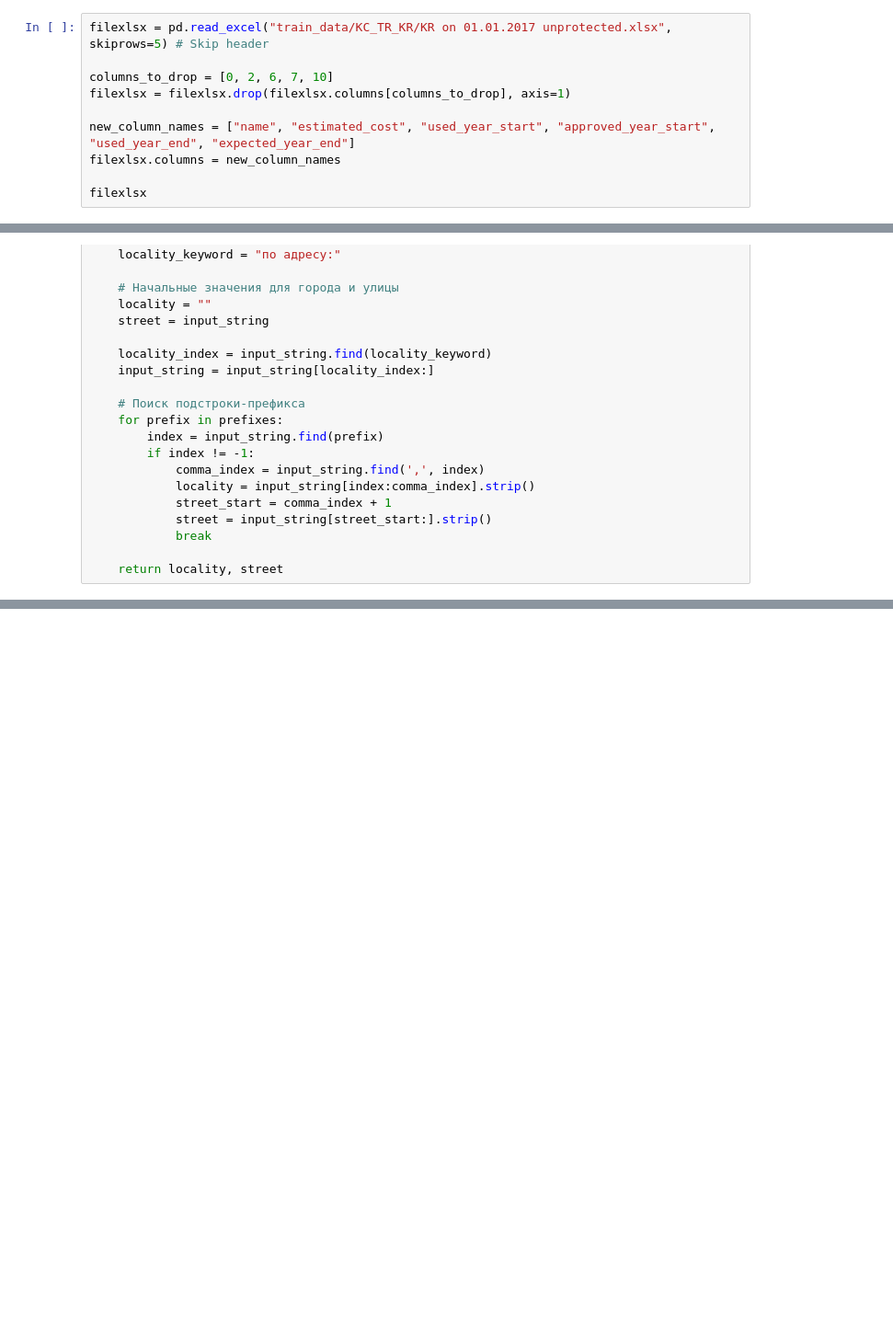
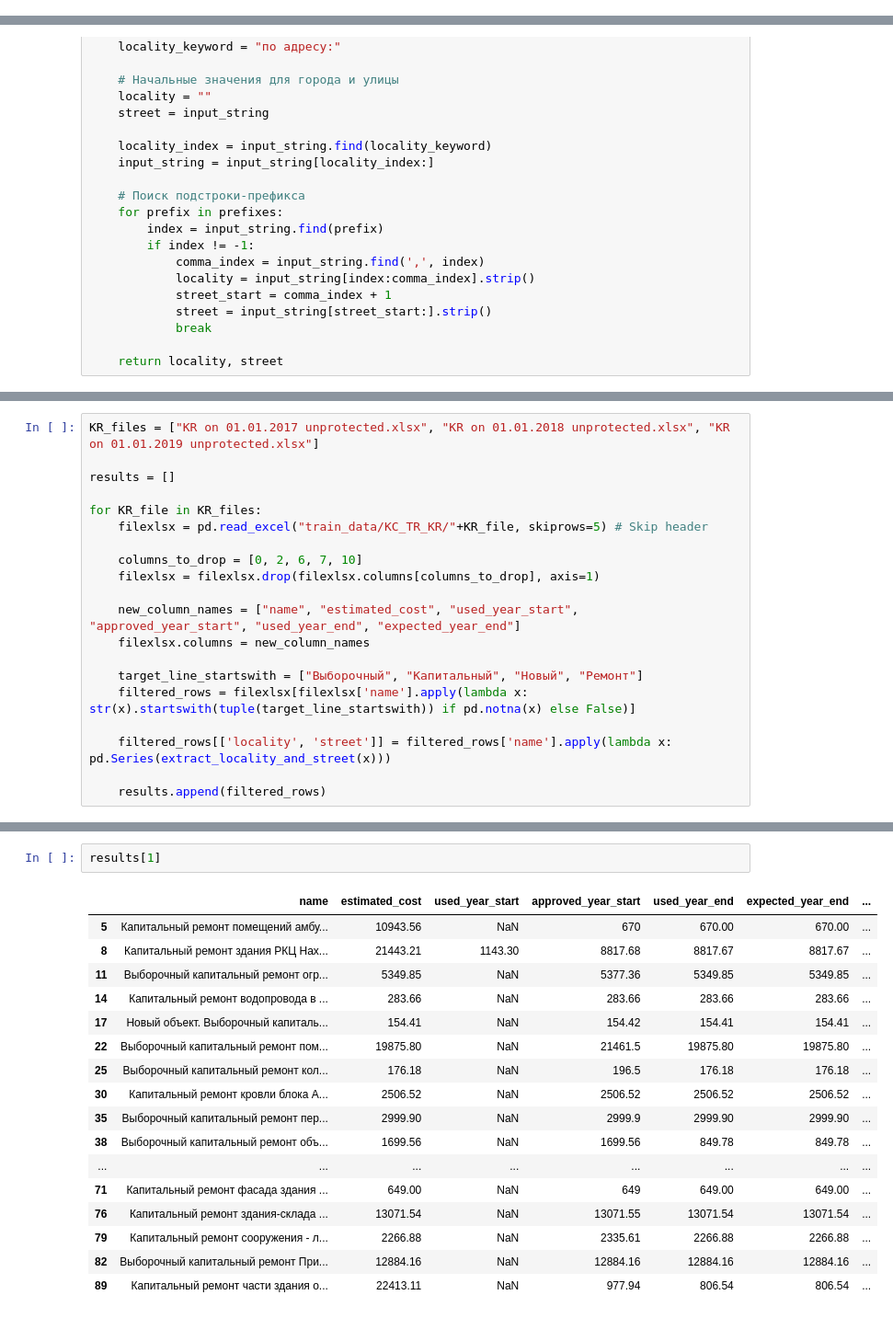
Before and after one commit to 999rse/noa_cb_intern, a Jupyter notebook: kc_tr_kr_operating.ipynb, the cells around one changed output, grey strips where cells are left out. Shown: that part at 92% size. Drawn from its saved outputs; the diff is of its cells as text; blank space fills up the shorter version.

```diff
--- a/kc_tr_kr_operating.ipynb
+++ b/kc_tr_kr_operating.ipynb
@@ -3,13 +3,3 @@ import pandas as pd
 import re
 # %% [markdown]
 # KR operations
-# %%
-filexlsx = pd.read_excel("train_data/KC_TR_KR/KR on 01.01.2017 unprotected.xlsx", skiprows=5) # Skip header
-
-columns_to_drop = [0, 2, 6, 7, 10]
-filexlsx = filexlsx.drop(filexlsx.columns[columns_to_drop], axis=1)
-
-new_column_names = ["name", "estimated_cost", "used_year_start", "approved_year_start", "used_year_end", "expected_year_end"]
-filexlsx.columns = new_column_names
-
-filexlsx
@@ -108,0 +30,20 @@ See the caveats in the documentation: https://pandas.pydata.org/pandas-docs/stab
+# %%
+KR_files = ["KR on 01.01.2017 unprotected.xlsx", "KR on 01.01.2018 unprotected.xlsx", "KR on 01.01.2019 unprotected.xlsx"]
+
+results = []
+
+for KR_file in KR_files:
+    filexlsx = pd.read_excel("train_data/KC_TR_KR/"+KR_file, skiprows=5) # Skip header
+
+    columns_to_drop = [0, 2, 6, 7, 10]
+    filexlsx = filexlsx.drop(filexlsx.columns[columns_to_drop], axis=1)
+
+    new_column_names = ["name", "estimated_cost", "used_year_start", "approved_year_start", "used_year_end", "expected_year_end"]
+    filexlsx.columns = new_column_names
+
+    target_line_startswith = ["Выборочный", "Капитальный", "Новый", "Ремонт"]
+    filtered_rows = filexlsx[filexlsx['name'].apply(lambda x: str(x).startswith(tuple(target_line_startswith)) if pd.notna(x) else False)]
+
+    filtered_rows[['locality', 'street']] = filtered_rows['name'].apply(lambda x: pd.Series(extract_locality_and_street(x)))
+
+    results.append(filtered_rows)
@@ -108,0 +88,20 @@ See the caveats in the documentation: https://pandas.pydata.org/pandas-docs/stab
+# %%
+results[1]
+# %% [output]
+|  | name | estimated_cost | used_year_start | approved_year_start | used_year_end | expected_year_end | ... |
+| 5 | Капитальный ремонт помещений амбу... | 10943.56 | NaN | 670 | 670.00 | 670.00 | ... |
+| 8 | Капитальный ремонт здания РКЦ Нах... | 21443.21 | 1143.30 | 8817.68 | 8817.67 | 8817.67 | ... |
+| 11 | Выборочный капитальный ремонт огр... | 5349.85 | NaN | 5377.36 | 5349.85 | 5349.85 | ... |
+| 14 | Капитальный ремонт водопровода в ... | 283.66 | NaN | 283.66 | 283.66 | 283.66 | ... |
+| 17 | Новый объект. Выборочный капиталь... | 154.41 | NaN | 154.42 | 154.41 | 154.41 | ... |
+| 22 | Выборочный капитальный ремонт пом... | 19875.80 | NaN | 21461.5 | 19875.80 | 19875.80 | ... |
+| 25 | Выборочный капитальный ремонт кол... | 176.18 | NaN | 196.5 | 176.18 | 176.18 | ... |
+| 30 | Капитальный ремонт кровли блока А... | 2506.52 | NaN | 2506.52 | 2506.52 | 2506.52 | ... |
+| 35 | Выборочный капитальный ремонт пер... | 2999.90 | NaN | 2999.9 | 2999.90 | 2999.90 | ... |
+| 38 | Выборочный капитальный ремонт объ... | 1699.56 | NaN | 1699.56 | 849.78 | 849.78 | ... |
+| ... | ... | ... | ... | ... | ... | ... | ... |
+| 71 | Капитальный ремонт фасада здания ... | 649.00 | NaN | 649 | 649.00 | 649.00 | ... |
+| 76 | Капитальный ремонт здания-склада ... | 13071.54 | NaN | 13071.55 | 13071.54 | 13071.54 | ... |
+| 79 | Капитальный ремонт сооружения - л... | 2266.88 | NaN | 2335.61 | 2266.88 | 2266.88 | ... |
+| 82 | Выборочный капитальный ремонт При... | 12884.16 | NaN | 12884.16 | 12884.16 | 12884.16 | ... |
+| 89 | Капитальный ремонт части здания о... | 22413.11 | NaN | 977.94 | 806.54 | 806.54 | ... |
```
Also changed, not shown: parts of 6 cells of this notebook.
